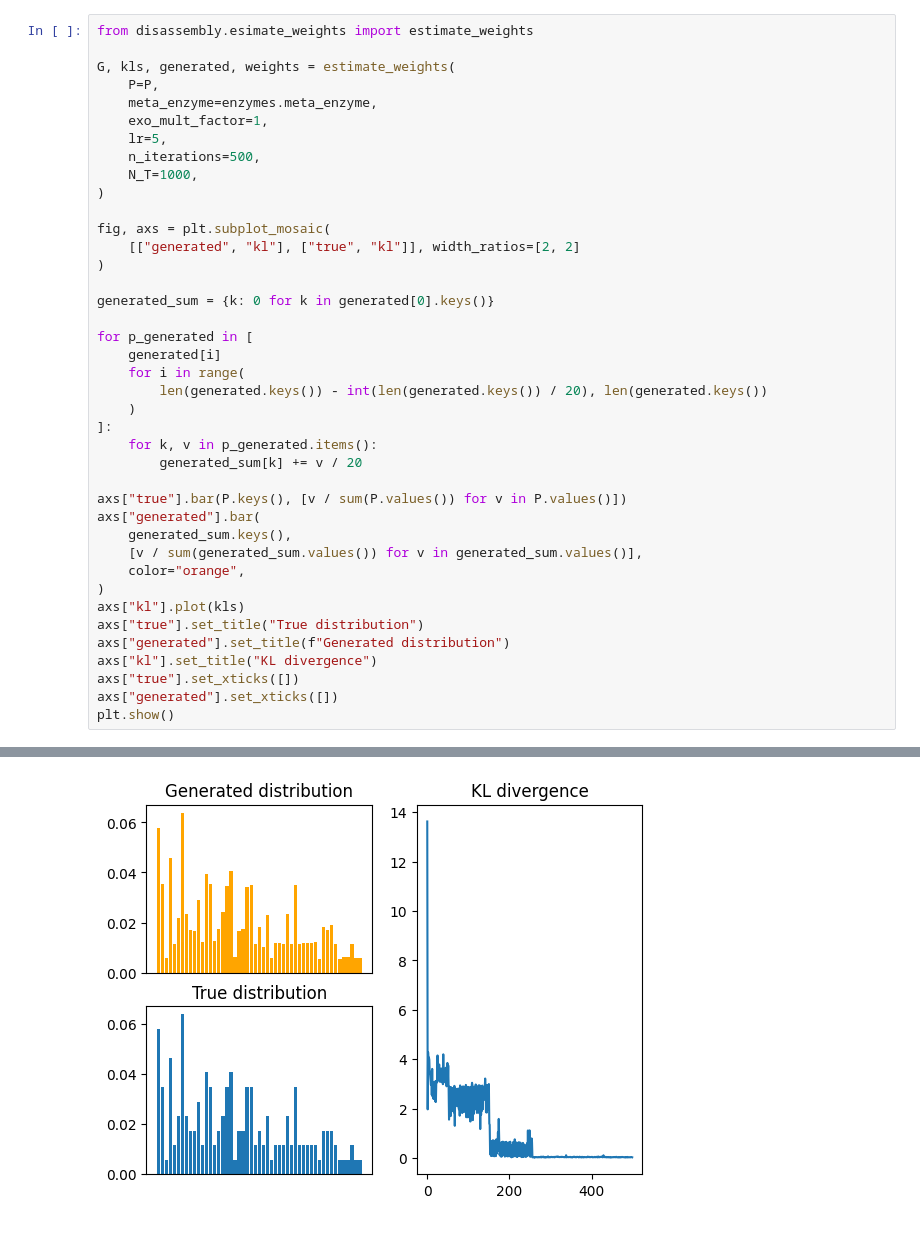
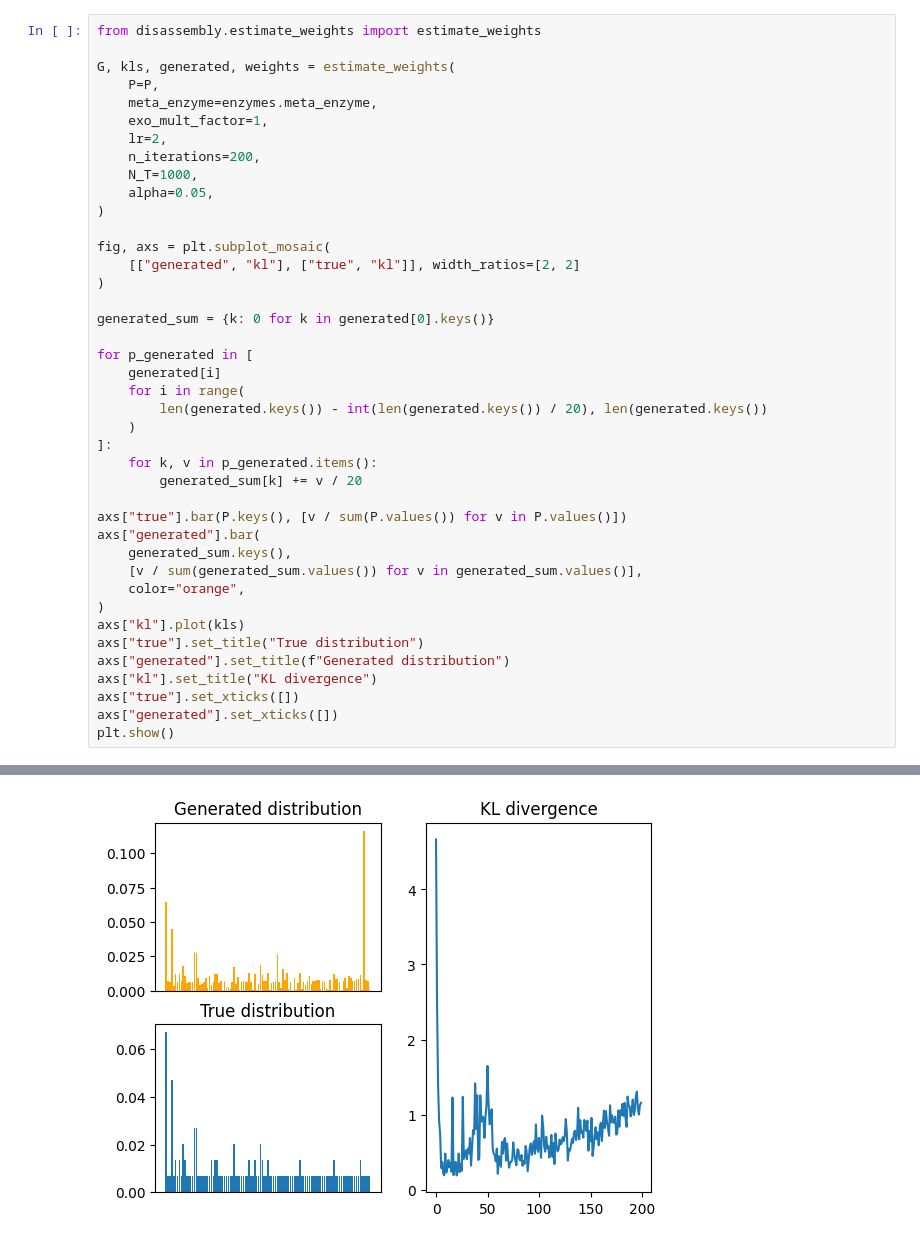
Before and after one commit to ErikHartman/disassembly, a Jupyter notebook: src/weight_estimation.ipynb, the cells around one changed output, grey strips where cells are left out. Cells and saved outputs as stored; diff of their text form.

```diff
--- a/src/weight_estimation.ipynb
+++ b/src/weight_estimation.ipynb
@@ -24,15 +24,16 @@ P, sequence_graph = simulate_proteolysis(
 # %% [output]
  99 / 100
 # %%
-from disassembly.esimate_weights import estimate_weights
+from disassembly.estimate_weights import estimate_weights
 
 G, kls, generated, weights = estimate_weights(
     P=P,
     meta_enzyme=enzymes.meta_enzyme,
     exo_mult_factor=1,
-    lr=5,
-    n_iterations=500,
+    lr=2,
+    n_iterations=200,
     N_T=1000,
+    alpha=0.05,
 )
 
 fig, axs = plt.subplot_mosaic(
@@ -76,4 +75,4 @@ Learning rate decreased to 0.3125
-[figure, old version]
+[figure, new version]
 # %%
 real_vs_estimated_weights = []
 for node in sequence_graph.nodes():
```
Also changed, not shown: parts of 8 cells of this notebook, 3 other files.
